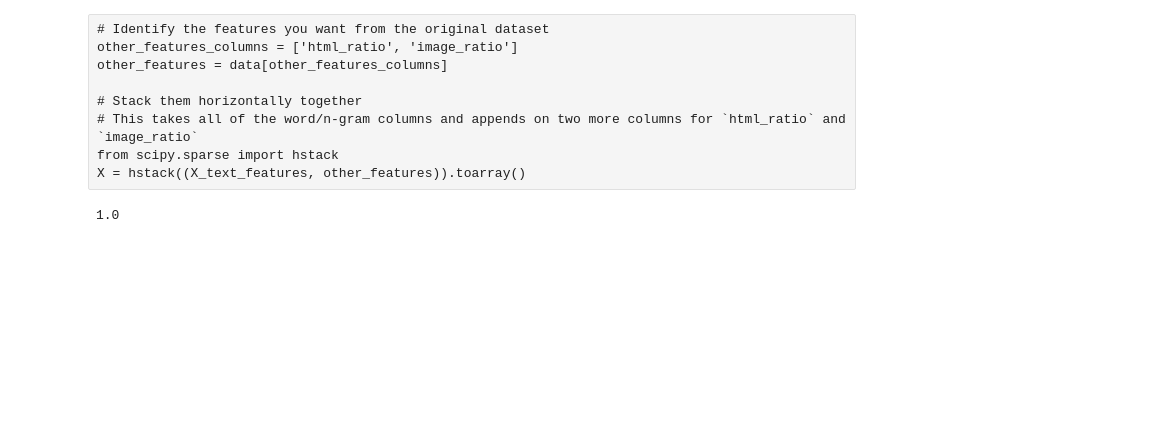
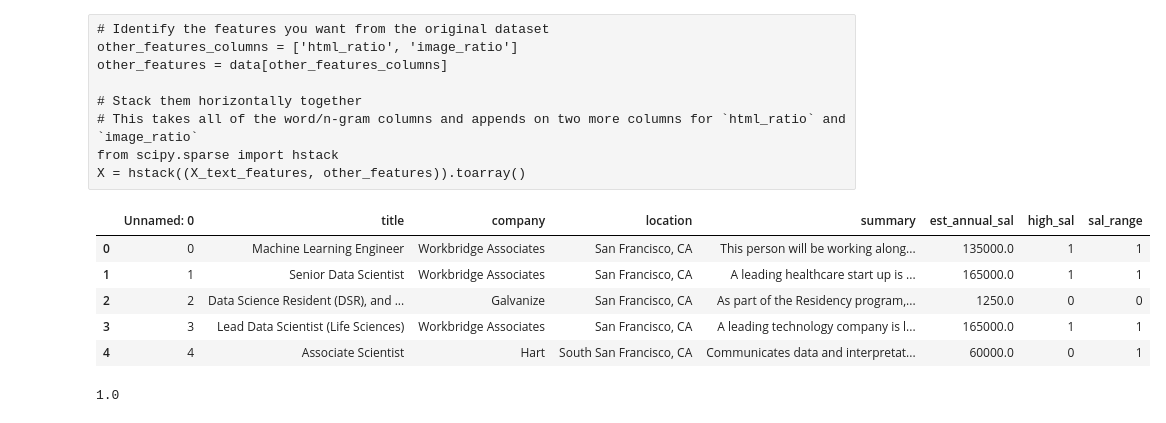
Before and after one commit to spockl/ga-dsi-1, a Jupyter notebook: projects/projects-weekly/project-04/project-4-jocelyn-ong.ipynb, the cells around one changed output. Saved outputs shown, nothing was run; the diff lists cells and outputs as text; code cells hidden in the pictures; blank space fills up the shorter version.

```diff
--- a/projects/projects-weekly/project-04/project-4-jocelyn-ong.ipynb
+++ b/projects/projects-weekly/project-04/project-4-jocelyn-ong.ipynb
@@ -261,3 +268,12 @@ y = df2['high_sal']
+# %%
+df2.head()
+# %% [output]
+|  | Unnamed: 0 | title | company | location | summary | est_annual_sal | high_sal | sal_range |
+| 0 | 0 | Machine Learning Engineer | Workbridge Associates | San Francisco, CA | This person will be working along... | 135000.0 | 1 | 1 |
+| 1 | 1 | Senior Data Scientist | Workbridge Associates | San Francisco, CA | A leading healthcare start up is ... | 165000.0 | 1 | 1 |
+| 2 | 2 | Data Science Resident (DSR), and ... | Galvanize | San Francisco, CA | As part of the Residency program,... | 1250.0 | 0 | 0 |
+| 3 | 3 | Lead Data Scientist (Life Sciences) | Workbridge Associates | San Francisco, CA | A leading technology company is l... | 165000.0 | 1 | 1 |
+| 4 | 4 | Associate Scientist | Hart | South San Francisco, CA | Communicates data and interpretat... | 60000.0 | 0 | 1 |
 # %%
 from sklearn.linear_model import LogisticRegressionCV
 # %%
```
Also changed, not shown: parts of 30 cells of this notebook, 1 other file.
